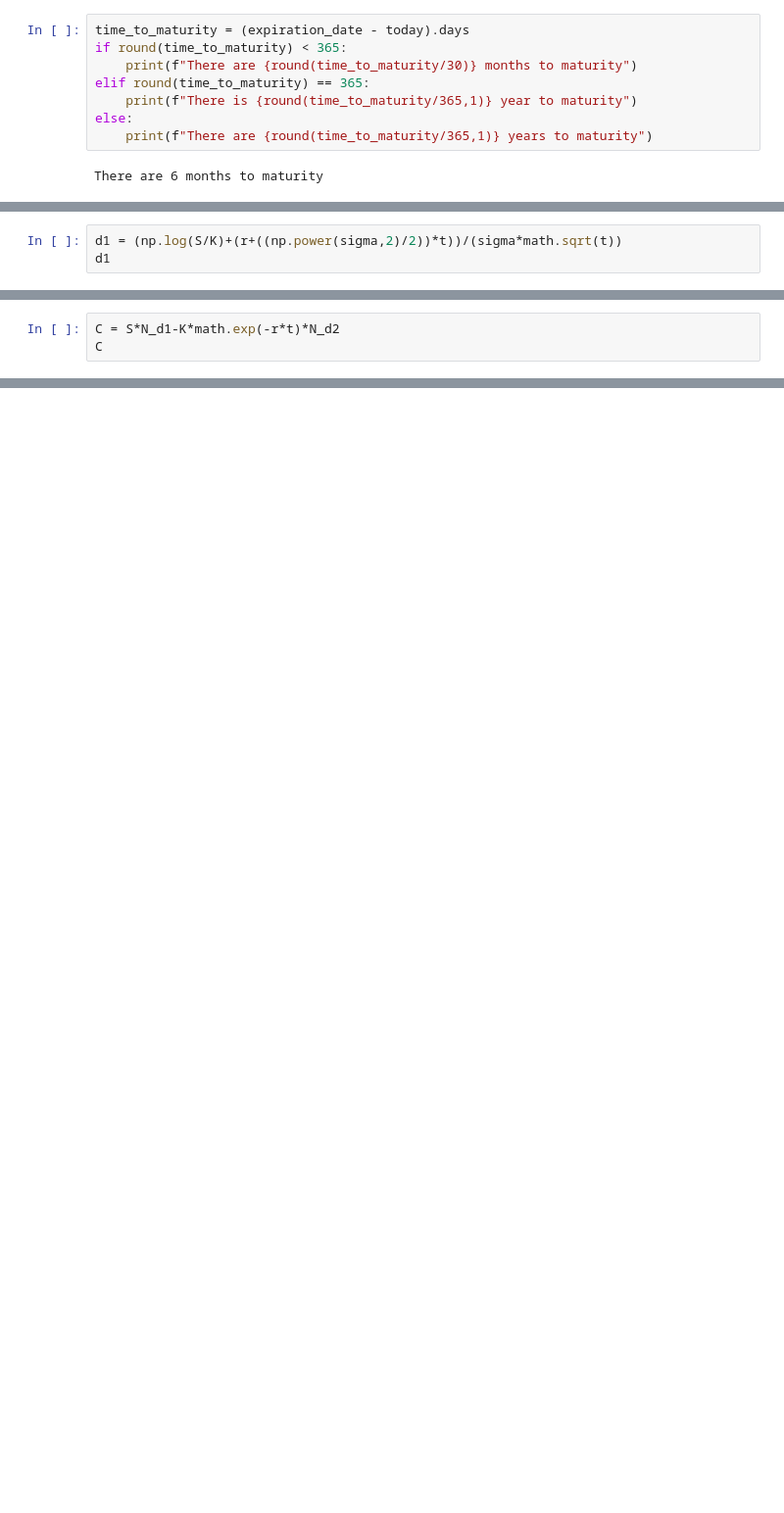
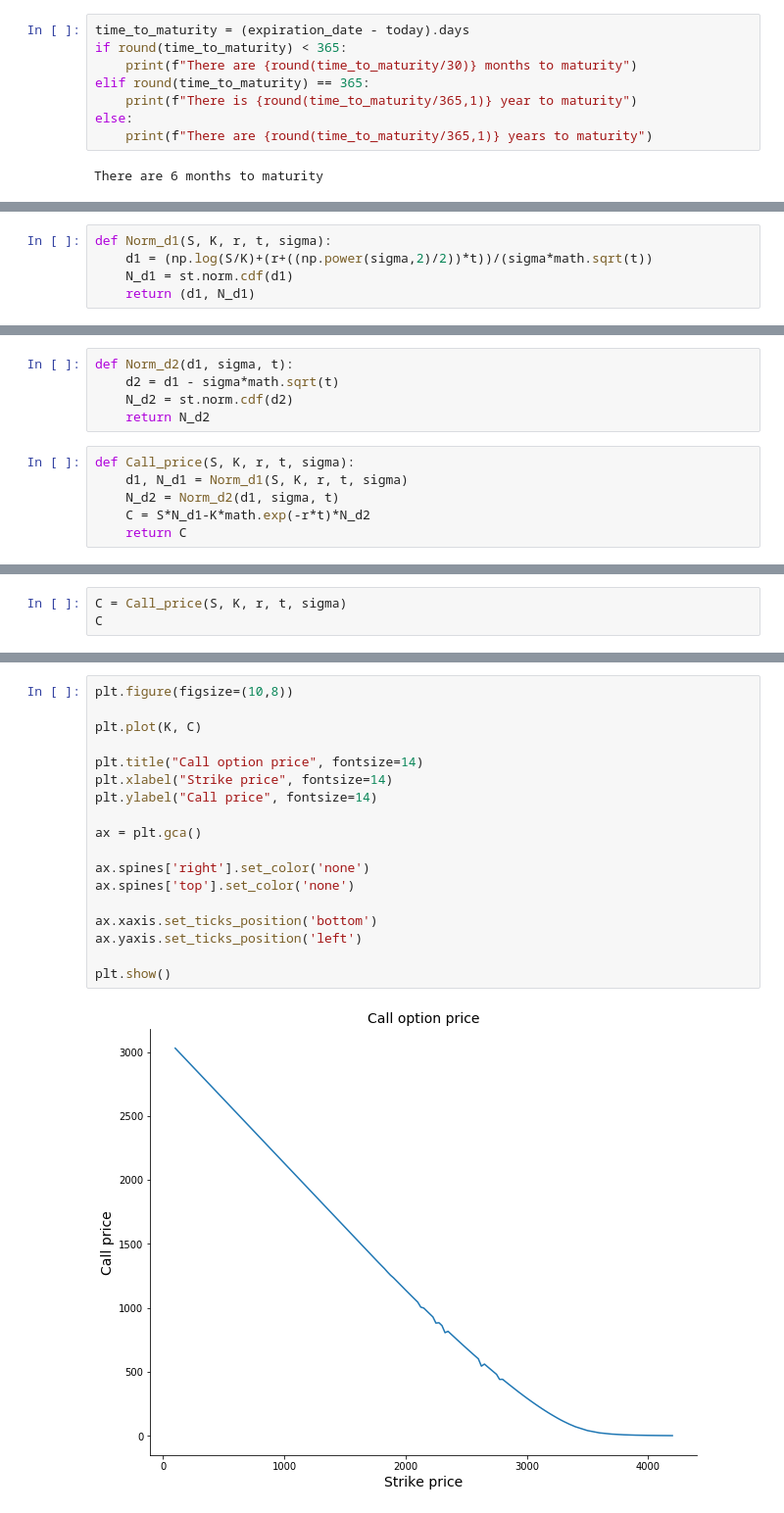
Before and after one commit to mauedu93/Black-Scholes-Model, a Jupyter notebook: Black-Scholes-Merton Pricing Model.ipynb, the cells around one changed output, grey strips where cells are left out. Shown at 98% size. Cells and saved outputs as stored; diff of their text form; blank space fills up the shorter version.

```diff
--- a/Black-Scholes-Merton Pricing Model.ipynb
+++ b/Black-Scholes-Merton Pricing Model.ipynb
@@ -185,3 +152,5 @@ Name: impliedVolatility, Length: 94, dtype: float64
 # %%
-d1 = (np.log(S/K)+(r+((np.power(sigma,2)/2))*t))/(sigma*math.sqrt(t))
-d1
+def Norm_d1(S, K, r, t, sigma):
+    d1 = (np.log(S/K)+(r+((np.power(sigma,2)/2))*t))/(sigma*math.sqrt(t))
+    N_d1 = st.norm.cdf(d1)
+    return (d1, N_d1)
@@ -200,0 +157,11 @@ Length: 94, dtype: float64
+# %%
+def Norm_d2(d1, sigma, t):
+    d2 = d1 - sigma*math.sqrt(t)
+    N_d2 = st.norm.cdf(d2)
+    return N_d2
+# %%
+def Call_price(S, K, r, t, sigma):
+    d1, N_d1 = Norm_d1(S, K, r, t, sigma)
+    N_d2 = Norm_d2(d1, sigma, t)
+    C = S*N_d1-K*math.exp(-r*t)*N_d2
+    return C
@@ -263,4 +172,4 @@ array([1.        , 1.        , 0.97159825, 0.97219957, 0.72282698,
 # %%
-C = S*N_d1-K*math.exp(-r*t)*N_d2
+C = Call_price(S, K, r, t, sigma)
 C
 # %% [output]
@@ -278,0 +211,20 @@ Name: strike, Length: 94, dtype: float64
+# %%
+plt.figure(figsize=(10,8))
+
+plt.plot(K, C)
+
+plt.title("Call option price", fontsize=14)
+plt.xlabel("Strike price", fontsize=14)
+plt.ylabel("Call price", fontsize=14)
+
+ax = plt.gca()
+
+ax.spines['right'].set_color('none')
+ax.spines['top'].set_color('none')
+
+ax.xaxis.set_ticks_position('bottom')
+ax.yaxis.set_ticks_position('left')
+
+plt.show()
+# %% [output]
+[figure, added]
```
Also changed, not shown: parts of 20 cells of this notebook.
